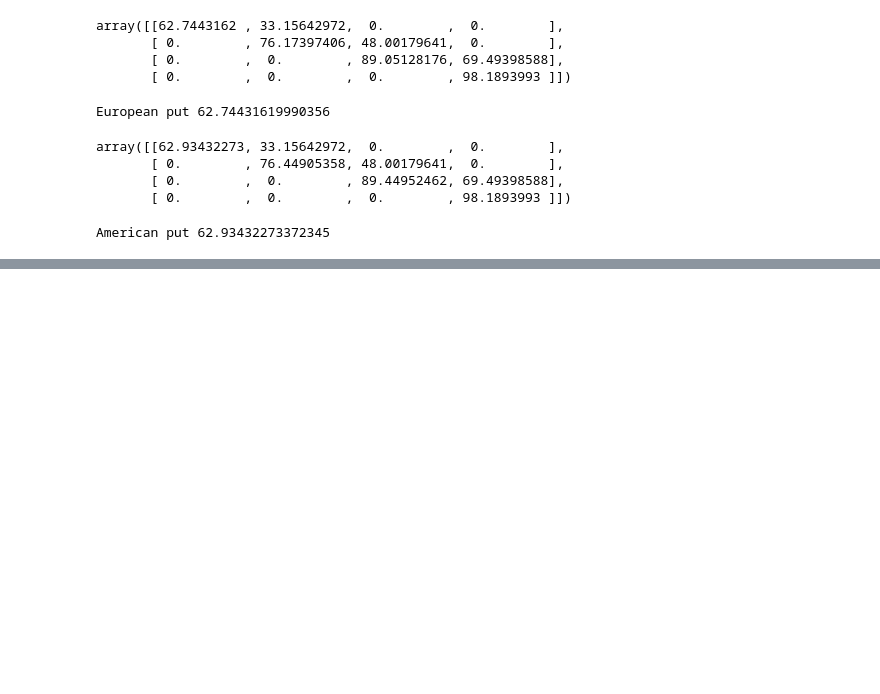
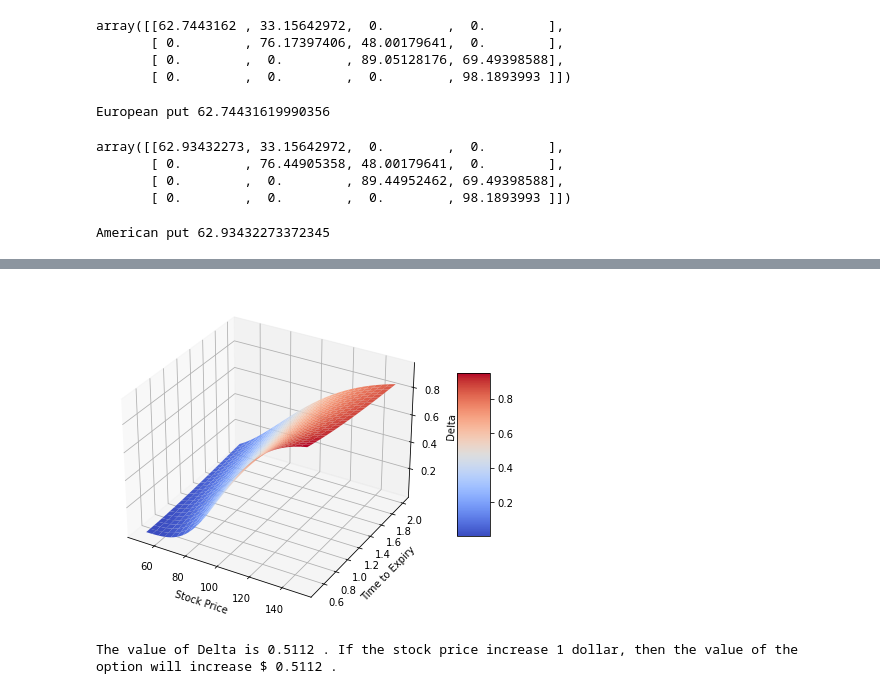
Before and after one commit to blvckscvle23/CMF-2022, a Jupyter notebook: CMF Coursework KK.ipynb, the cells around one changed output, grey strips where cells are left out. Cells and saved outputs as stored; diff of their text form; code cells hidden in the pictures; blank space fills up the shorter version.

```diff
--- a/CMF Coursework KK.ipynb
+++ b/CMF Coursework KK.ipynb
@@ -230,0 +233,34 @@ European call 0.8374150864605828
+# %%
+def delta(S, K, T, r, q, vol, payoff):
+
+    d1 = (np.log(S / K) + (r - q + 0.5 * vol ** 2) * T) / (vol * np.sqrt(T))
+    d2 = (np.log(S / K) + (r - q - 0.5 * vol ** 2) * T) / (vol * np.sqrt(T))
+    if payoff == "call":
+        delta = np.exp(- q * T) * si.norm.cdf(d1, 0.0, 1.0)
+    elif payoff == "put":
+        delta =  - np.exp(- q * T) * si.norm.cdf(- d1, 0.0, 1.0)
+
+    return delta
+# %%
+S = np.linspace(50, 150, 51)
+T = np.linspace(0.5, 2, 51)
+Delta = np.zeros((len(T),len(S)))
+for j in range(len(S)):
+    for i in range(len(T)):
+        Delta[i,j] = delta(S[j], 105, T[i], 0.04, 0.02, 0.3, 'call')
+# %%
+fig = plt.figure(figsize=(10, 6))
+ax = fig.gca(projection='3d')
+S, T = np.meshgrid(S, T)
+surf = ax.plot_surface(S, T, Delta, rstride=2, cstride=2, cmap=plt.cm.coolwarm, linewidth=0.5, antialiased=True)
+ax.set_xlabel('Stock Price')
+ax.set_ylabel('Time to Expiry')
+ax.set_zlabel('Delta')
+fig.colorbar(surf, shrink=0.5, aspect=5);
+# %% [output]
+[figure, added]
+# %%
+d = delta(100, 105, 1, 0.04, 0.02, 0.3, 'call')
+print('The value of Delta is', d.round(4),'.','If the stock price increase 1 dollar, then the value of the option will increase $', d.round(4), '.')
+# %% [output]
+The value of Delta is 0.5112 . If the stock price increase 1 dollar, then the value of the option will increase $ 0.5112 .
```
Also changed, not shown: parts of 21 cells of this notebook.
